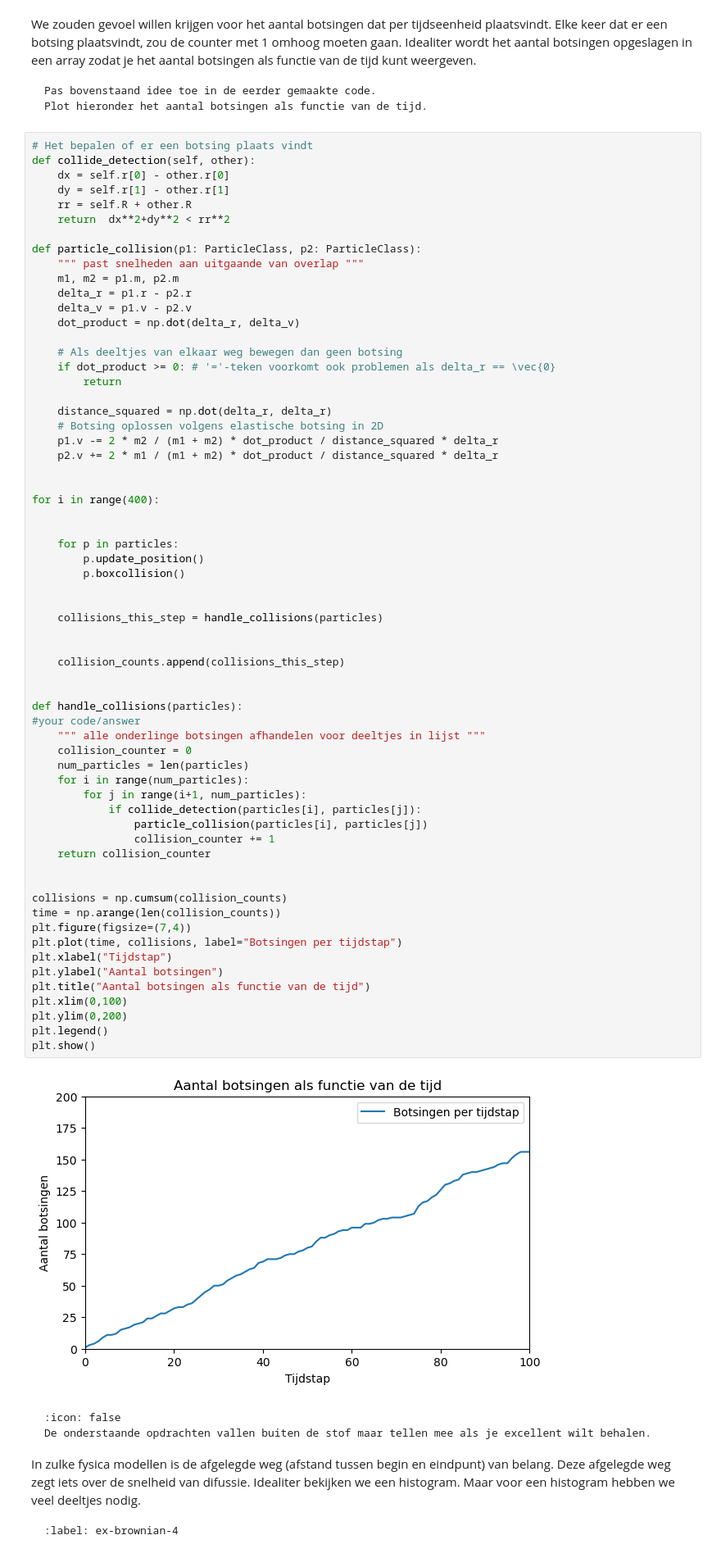
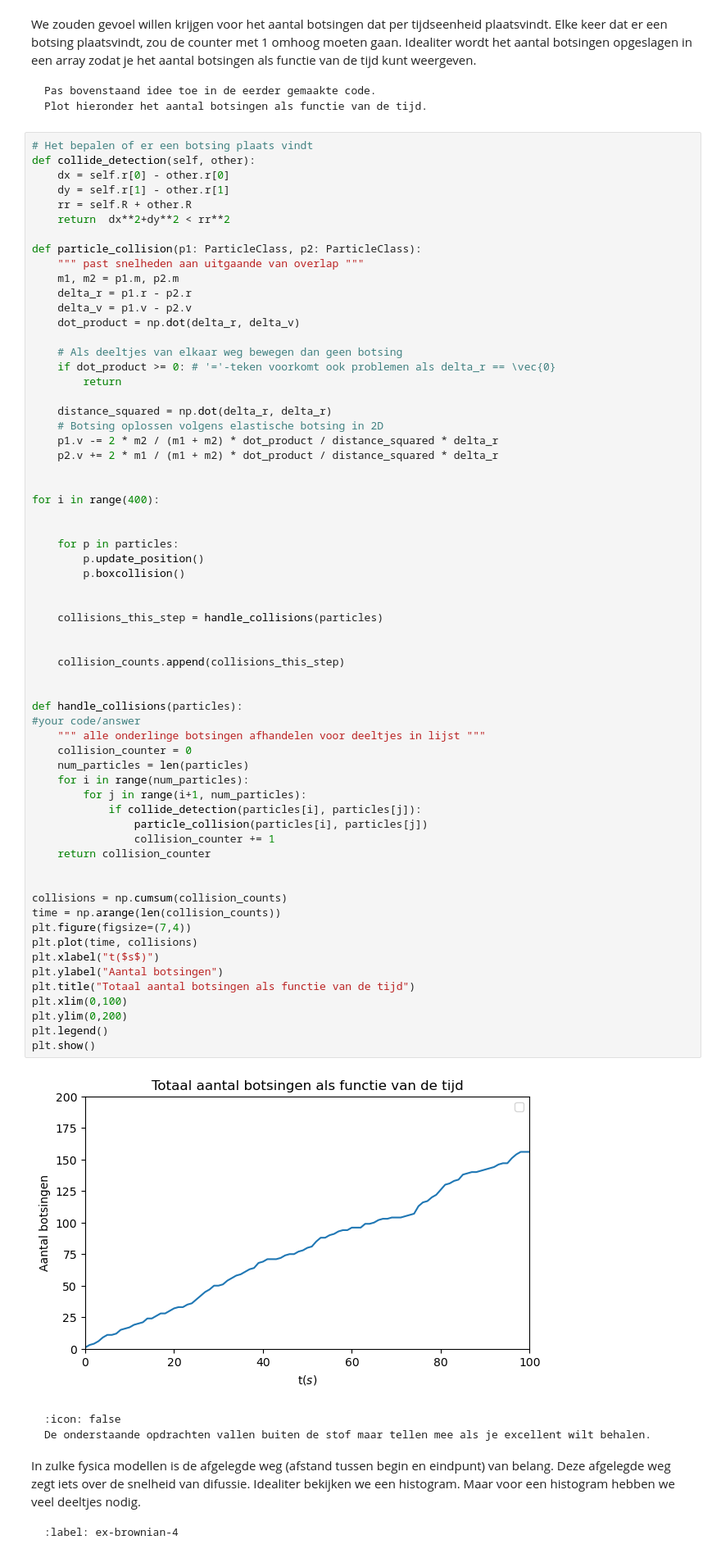
Before and after one commit to Fynn-Vrolijk123/Groep_3_IP_2_Thermo_Vladmir-Fynn, a Jupyter notebook: Content/PySim/4_brownianmotion.ipynb, the cells around one changed output. Shown: that part at 82% size. Cells and saved outputs as stored; diff of their text form.

````diff
--- a/Content/PySim/4_brownianmotion.ipynb
+++ b/Content/PySim/4_brownianmotion.ipynb
@@ -260,37 +260,37 @@ for i in range(400):
 
 
     collisions_this_step = handle_collisions(particles)
 
 
     collision_counts.append(collisions_this_step)
 
 
 def handle_collisions(particles):
 #your code/answer
     """ alle onderlinge botsingen afhandelen voor deeltjes in lijst """
     collision_counter = 0
     num_particles = len(particles)
     for i in range(num_particles):
         for j in range(i+1, num_particles):
             if collide_detection(particles[i], particles[j]):
                 particle_collision(particles[i], particles[j])
                 collision_counter += 1
     return collision_counter
 
 
 collisions = np.cumsum(collision_counts)
 time = np.arange(len(collision_counts))
 plt.figure(figsize=(7,4))
-plt.plot(time, collisions, label="Botsingen per tijdstap")
-plt.xlabel("Tijdstap")
+plt.plot(time, collisions)
+plt.xlabel("t($s$)")
 plt.ylabel("Aantal botsingen")
-plt.title("Aantal botsingen als functie van de tijd")
+plt.title("Totaal aantal botsingen als functie van de tijd")
 plt.xlim(0,100)
 plt.ylim(0,200)
 plt.legend()
 plt.show()
 # %% [output]
-[figure, old version]
+[figure, new version]
 # %% [markdown]
 ```{warning} 🌶 Let op!
 :icon: false
````
